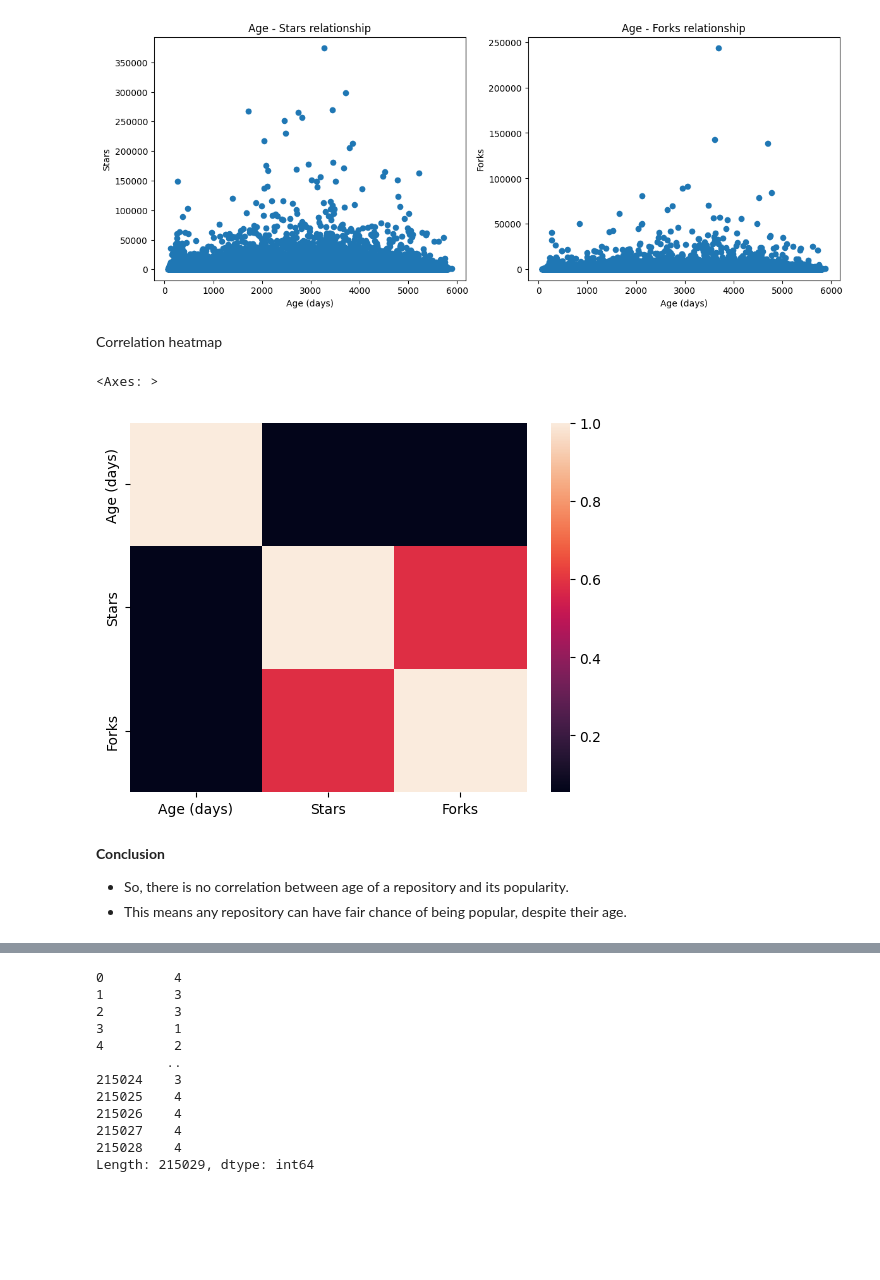
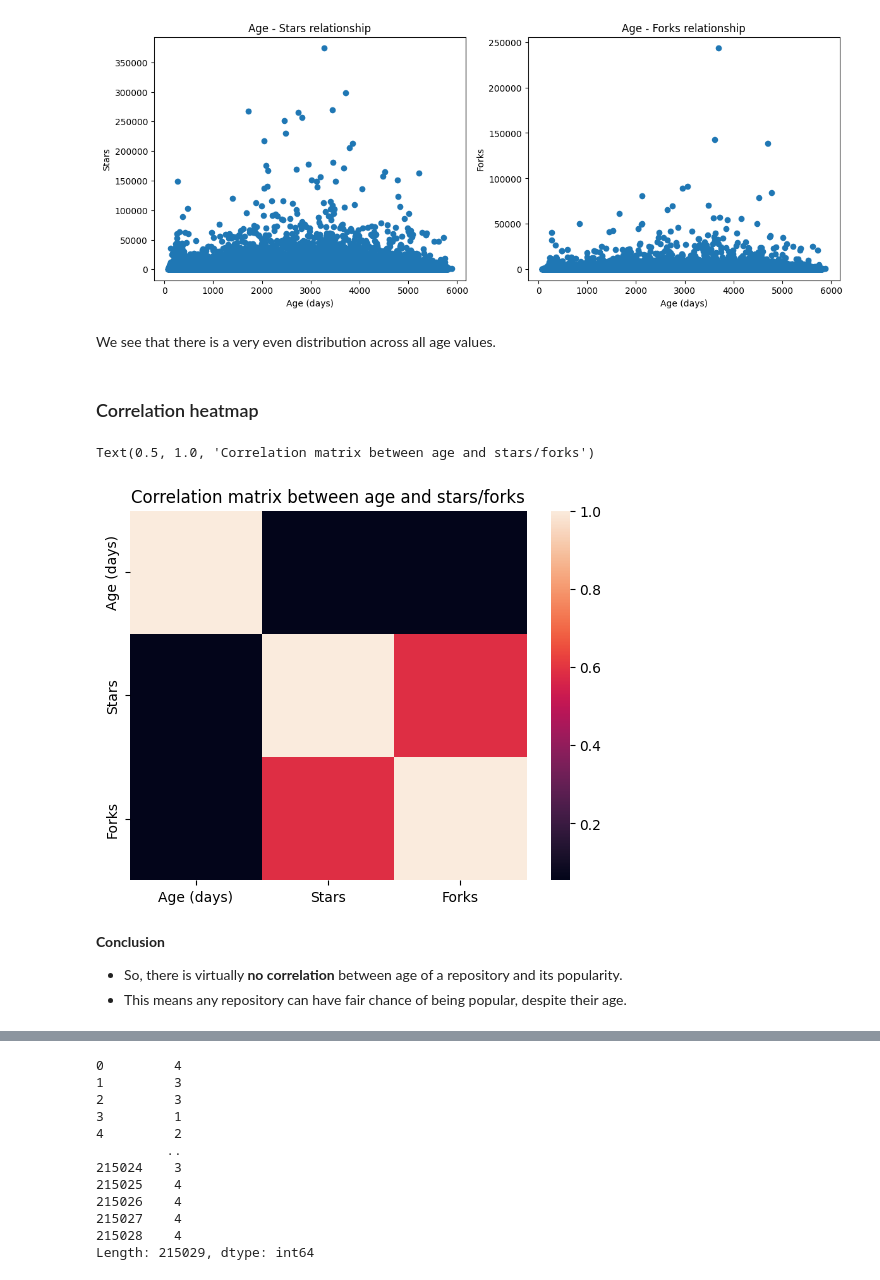
Before and after one commit to lmkq/P4DS, a Jupyter notebook: notebooks/3.0-Answering-Questions.ipynb, the cells around one changed output, grey strips where cells are left out. Saved outputs shown, nothing was run; the diff lists cells and outputs as text; code cells hidden in the pictures; blank space fills up the shorter version.

```diff
--- a/notebooks/3.0-Answering-Questions.ipynb
+++ b/notebooks/3.0-Answering-Questions.ipynb
@@ -61,18 +68,21 @@ axs[1].set(title='Age - Forks relationship', ylabel='Forks', xlabel='Age (days)'
  Text(0, 0.5, 'Forks'),
  Text(0.5, 0, 'Age (days)')]
 [figure]
-# %% [markdown]
-Correlation heatmap
+# %% [markdown]
+We see that there is a very even distribution across all age values.
+# %% [markdown]
+### Correlation heatmap
 # %%
 corr_matrix = np.corrcoef(df['Age_(days)'], [df['Stars'], df['Forks']])
 # %%
 cols = ['Age (days)','Stars','Forks']
 sns.heatmap(corr_matrix, xticklabels=cols, yticklabels=cols)
+plt.title('Correlation matrix between age and stars/forks')
 # %% [output]
-<Axes: >
+Text(0.5, 1.0, 'Correlation matrix between age and stars/forks')
-[figure, old version]
+[figure, new version]
 # %% [markdown]
 **Conclusion**
-- So, there is no correlation between age of a repository and its popularity.
+- So, there is virtually **no correlation** between age of a repository and its popularity.
 - This means any repository can have fair chance of being popular, despite their age.
 # %% [markdown]
```
Also changed, not shown: parts of 33 cells of this notebook.
